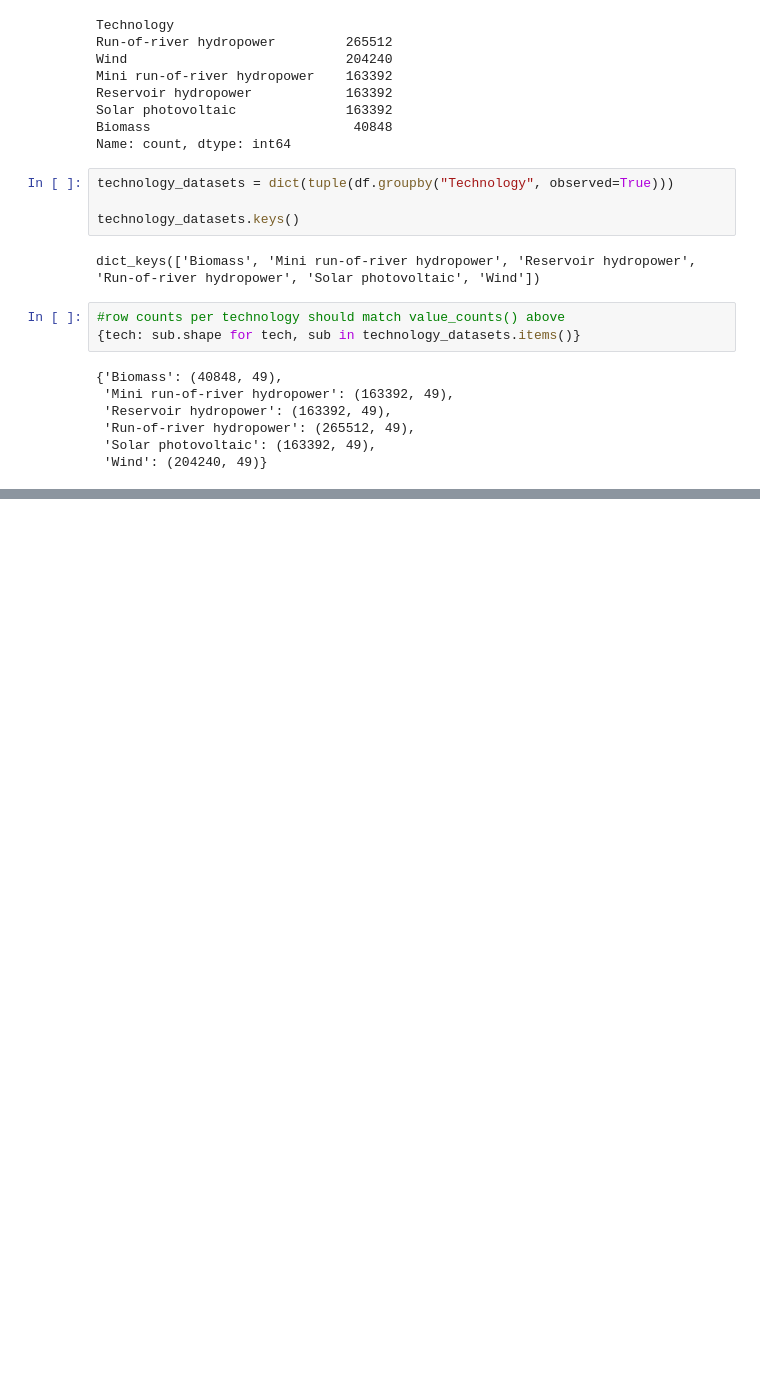
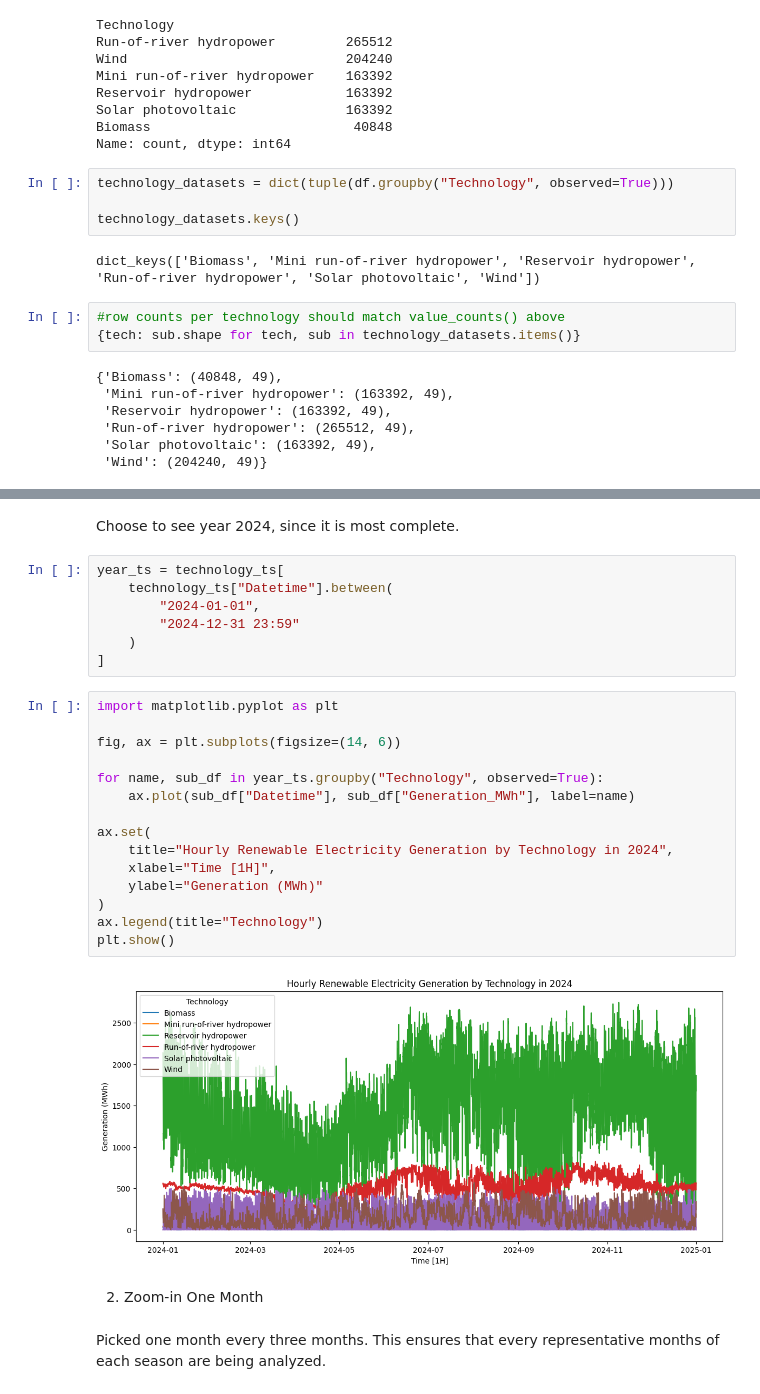
Before and after one commit to Sherry438/Entropy-in-Renewable-Energy-Time-Series-Analysis, a Jupyter notebook: notebooks/01_data_exploration.ipynb, the cells around one changed output, grey strips where cells are left out. Drawn from its saved outputs; the diff is of its cells as text; blank space fills up the shorter version.

```diff
--- a/notebooks/01_data_exploration.ipynb
+++ b/notebooks/01_data_exploration.ipynb
@@ -165,0 +274,30 @@ wind = technology_datasets["Wind"]
+# %% [markdown]
+Choose to see year 2024, since it is most complete.
+# %%
+year_ts = technology_ts[
+    technology_ts["Datetime"].between(
+        "2024-01-01",
+        "2024-12-31 23:59"
+    )
+]
+# %%
+import matplotlib.pyplot as plt
+
+fig, ax = plt.subplots(figsize=(14, 6))
+
+for name, sub_df in year_ts.groupby("Technology", observed=True):
+    ax.plot(sub_df["Datetime"], sub_df["Generation_MWh"], label=name)
+
+ax.set(
+    title="Hourly Renewable Electricity Generation by Technology in 2024",
+    xlabel="Time [1H]",
+    ylabel="Generation (MWh)"
+)
+ax.legend(title="Technology")
+plt.show()
+# %% [output]
+[figure, added]
+# %% [markdown]
+2. Zoom-in One Month
+# %% [markdown]
+Picked one month every three months. This ensures that every representative months of each season are being analyzed.
```
Also changed, not shown: parts of 20 cells of this notebook.
